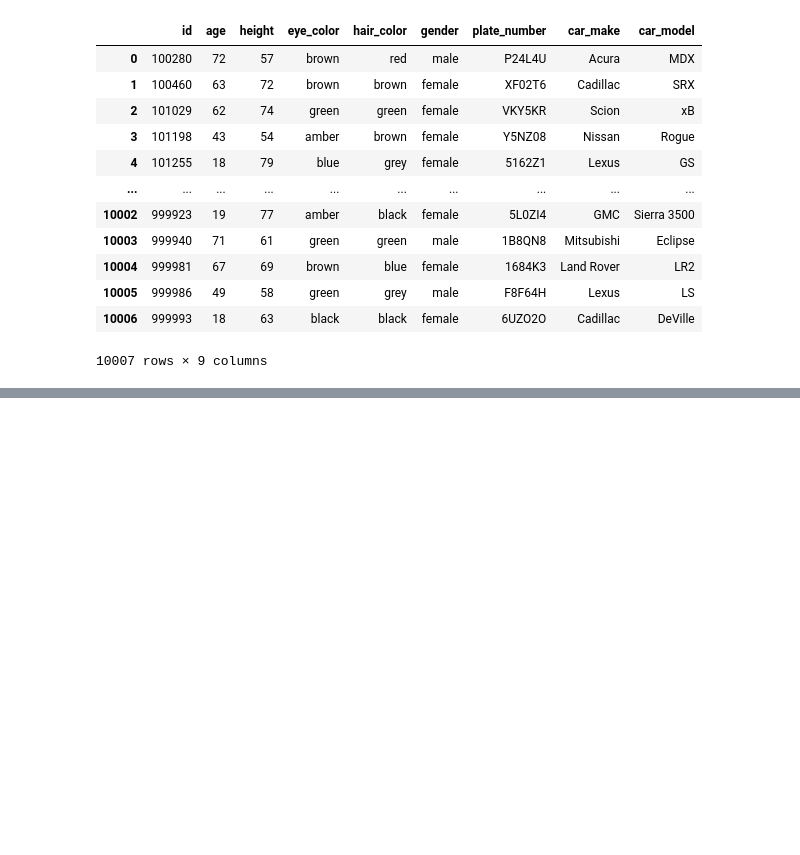
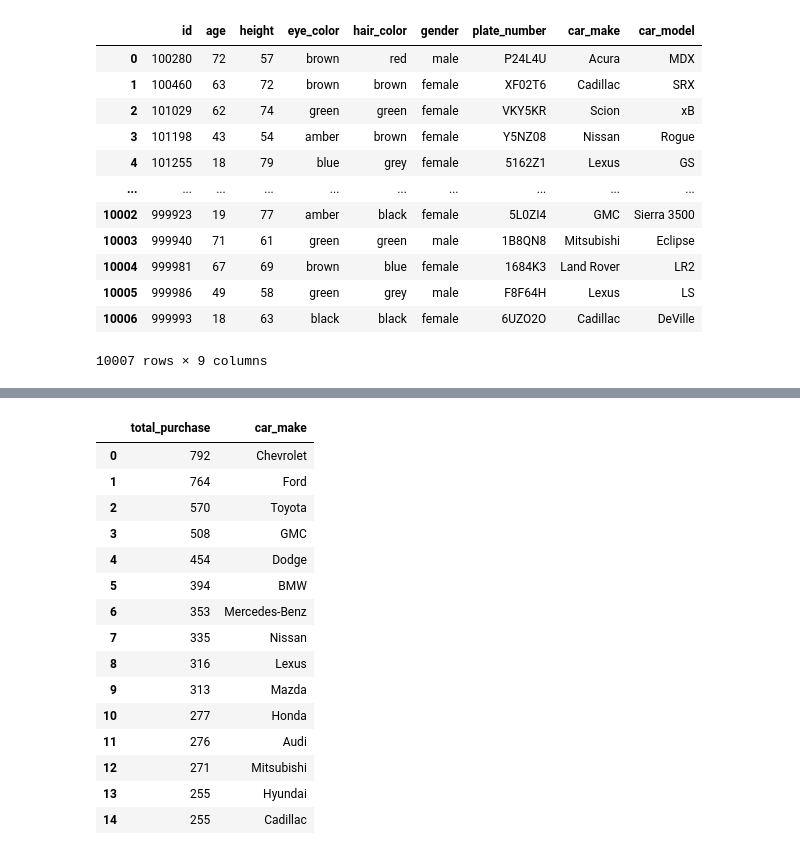
Before and after one commit to SitiAminatus/SQL_simplyEDA_by_Kaggle, a Jupyter notebook: sqlmurder.ipynb, the cells around one changed output, grey strips where cells are left out. Saved outputs shown, nothing was run; the diff lists cells and outputs as text; code cells hidden in the pictures; blank space fills up the shorter version.

```diff
--- a/sqlmurder.ipynb
+++ b/sqlmurder.ipynb
@@ -214,0 +254,28 @@ plt.pie(gender_counts, labels=gender_counts.index, autopct='%1.1f%%')
+# %%
+# show what kind of car production which is popular among the criminal
+
+car_popular = """
+SELECT COUNT(car_make) as total_purchase, car_make
+FROM drivers_license
+GROUP BY car_make
+ORDER BY total_purchase DESC
+LIMIT 15
+"""
+pd.read_sql_query(car_popular, conn)
+# %% [output]
+|  | total_purchase | car_make |
+| 0 | 792 | Chevrolet |
+| 1 | 764 | Ford |
+| 2 | 570 | Toyota |
+| 3 | 508 | GMC |
+| 4 | 454 | Dodge |
+| 5 | 394 | BMW |
+| 6 | 353 | Mercedes-Benz |
+| 7 | 335 | Nissan |
+| 8 | 316 | Lexus |
+| 9 | 313 | Mazda |
+| 10 | 277 | Honda |
+| 11 | 276 | Audi |
+| 12 | 271 | Mitsubishi |
+| 13 | 255 | Hyundai |
+| 14 | 255 | Cadillac |
```
Also changed, not shown: parts of 15 cells of this notebook.
